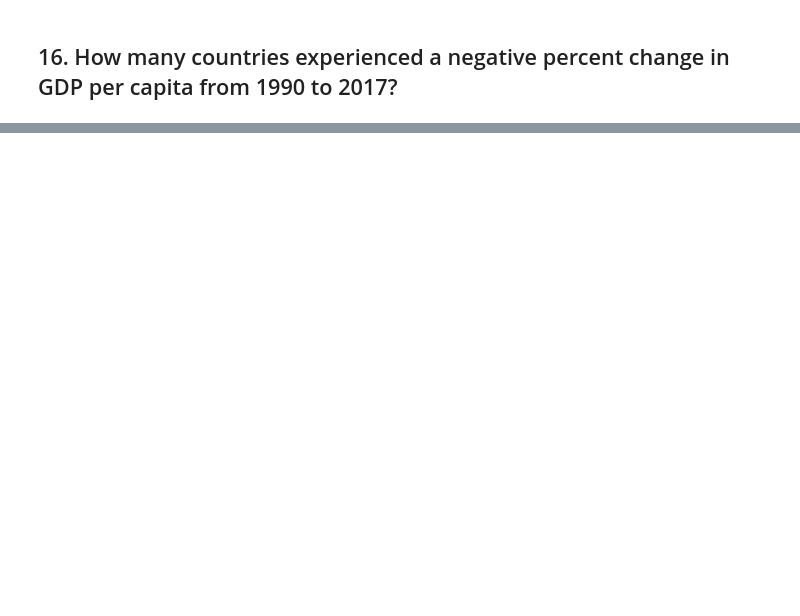
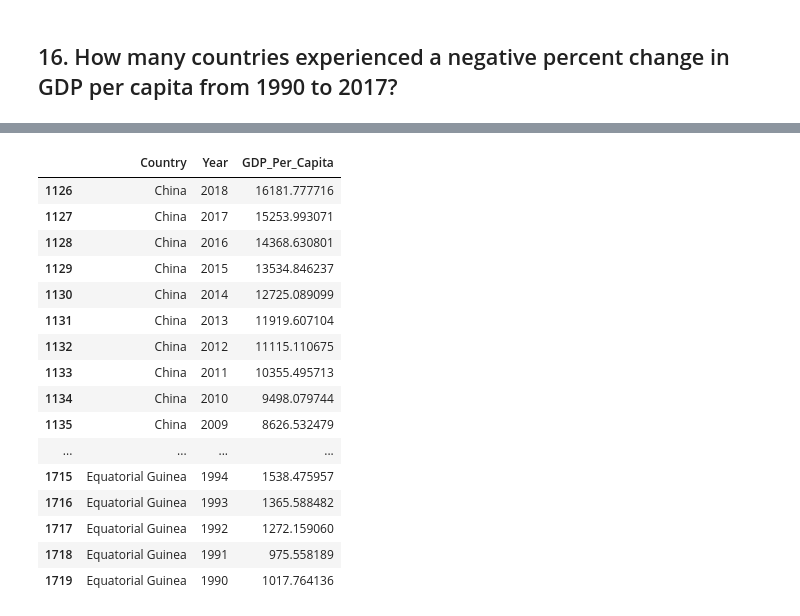
Before and after one commit to nss-data-science-cohort-4/dq1-undata-c-everest, a Jupyter notebook: notebooks/UN_Data_Exploration.ipynb, the cells around one changed output, grey strips where cells are left out. Drawn from its saved outputs; the diff is of its cells as text; code cells hidden in the pictures; blank space fills up the shorter version.

```diff
--- a/notebooks/UN_Data_Exploration.ipynb
+++ b/notebooks/UN_Data_Exploration.ipynb
@@ -396,0 +421,20 @@ gdp_pivoted.sample(10)
+# %%
+gdp_df[(gdp_df['Country'] == 'Equatorial Guinea')|(gdp_df['Country'] == 'China')]
+# %% [output]
+|  | Country | Year | GDP_Per_Capita |
+| 1126 | China | 2018 | 16181.777716 |
+| 1127 | China | 2017 | 15253.993071 |
+| 1128 | China | 2016 | 14368.630801 |
+| 1129 | China | 2015 | 13534.846237 |
+| 1130 | China | 2014 | 12725.089099 |
+| 1131 | China | 2013 | 11919.607104 |
+| 1132 | China | 2012 | 11115.110675 |
+| 1133 | China | 2011 | 10355.495713 |
+| 1134 | China | 2010 | 9498.079744 |
+| 1135 | China | 2009 | 8626.532479 |
+| ... | ... | ... | ... |
+| 1715 | Equatorial Guinea | 1994 | 1538.475957 |
+| 1716 | Equatorial Guinea | 1993 | 1365.588482 |
+| 1717 | Equatorial Guinea | 1992 | 1272.159060 |
+| 1718 | Equatorial Guinea | 1991 | 975.558189 |
+| 1719 | Equatorial Guinea | 1990 | 1017.764136 |
```
Also changed, not shown: parts of 16 cells of this notebook.
